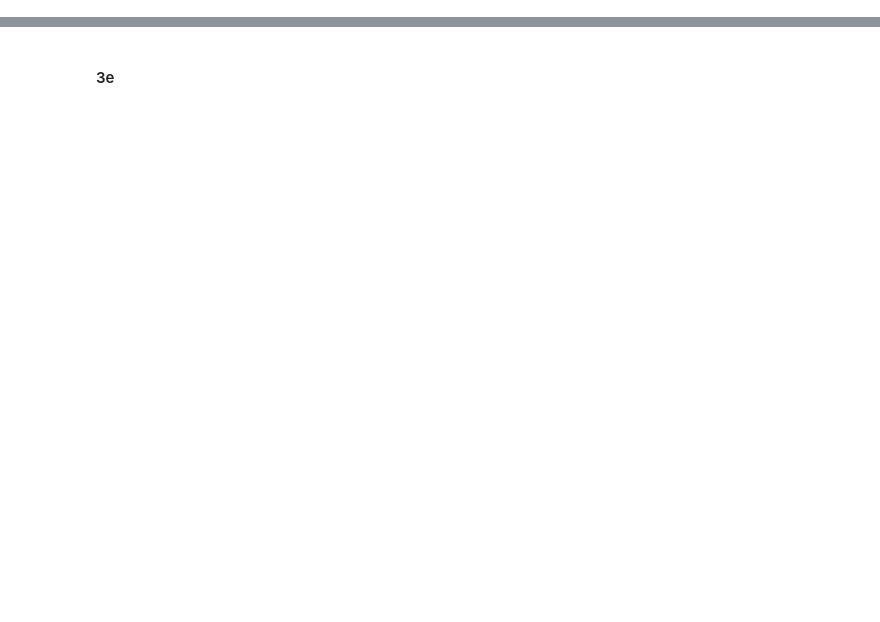
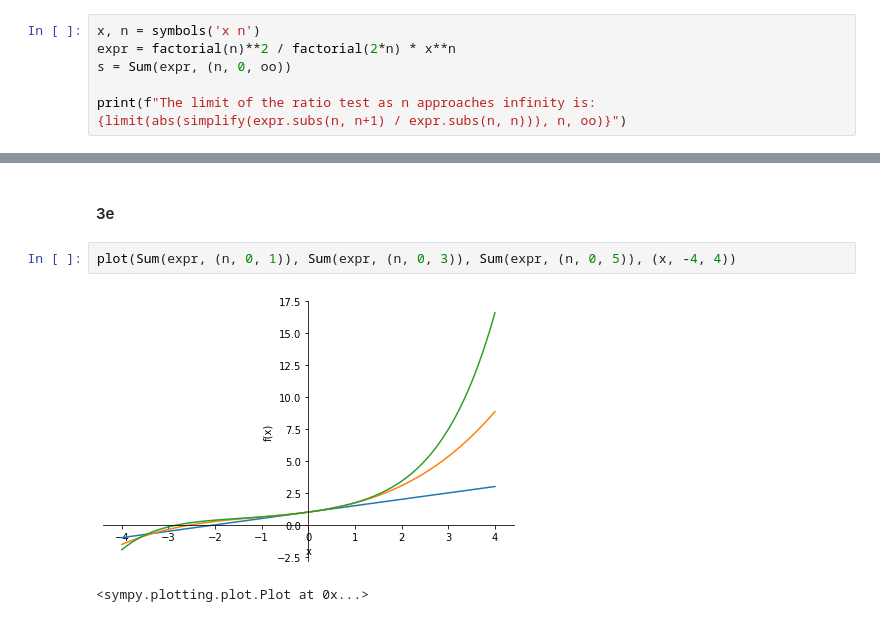
Before and after one commit to kleithegreat/second-brain, a Jupyter notebook: tamu/Spring 2023/MATH 152/Labs/Lab 8/Lab8temp_152.ipynb, the cells around one changed output, grey strips where cells are left out. Drawn from its saved outputs; the diff is of its cells as text; blank space fills up the shorter version.

```diff
--- a/tamu/Spring 2023/MATH 152/Labs/Lab 8/Lab8temp_152.ipynb
+++ b/tamu/Spring 2023/MATH 152/Labs/Lab 8/Lab8temp_152.ipynb
@@ -92,3 +92,9 @@ The sum of the series within 0.0001 using the alternating series estimation theo
 ### Question 3
 # %% [markdown]
 #### 3a
+# %%
+x, n = symbols('x n')
+expr = factorial(n)**2 / factorial(2*n) * x**n
+s = Sum(expr, (n, 0, oo))
+
+print(f"The limit of the ratio test as n approaches infinity is: {limit(abs(simplify(expr.subs(n, n+1) / expr.subs(n, n))), n, oo)}")
@@ -101,2 +132,7 @@ The sum of the series within 0.0001 using the alternating series estimation theo
 # %% [markdown]
 #### 3e
+# %%
+plot(Sum(expr, (n, 0, 1)), Sum(expr, (n, 0, 3)), Sum(expr, (n, 0, 5)), (x, -4, 4))
+# %% [output]
+[figure, added]
+<sympy.plotting.plot.Plot at 0x...>
```
Also changed, not shown: parts of 5 cells of this notebook, 16 other files.
